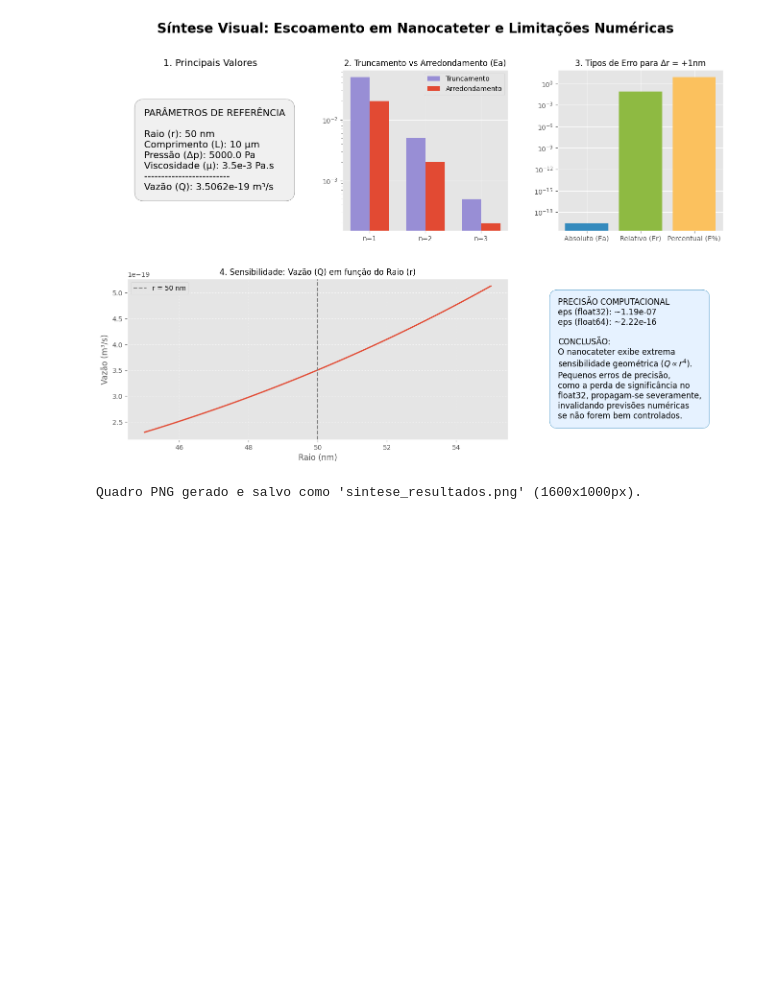
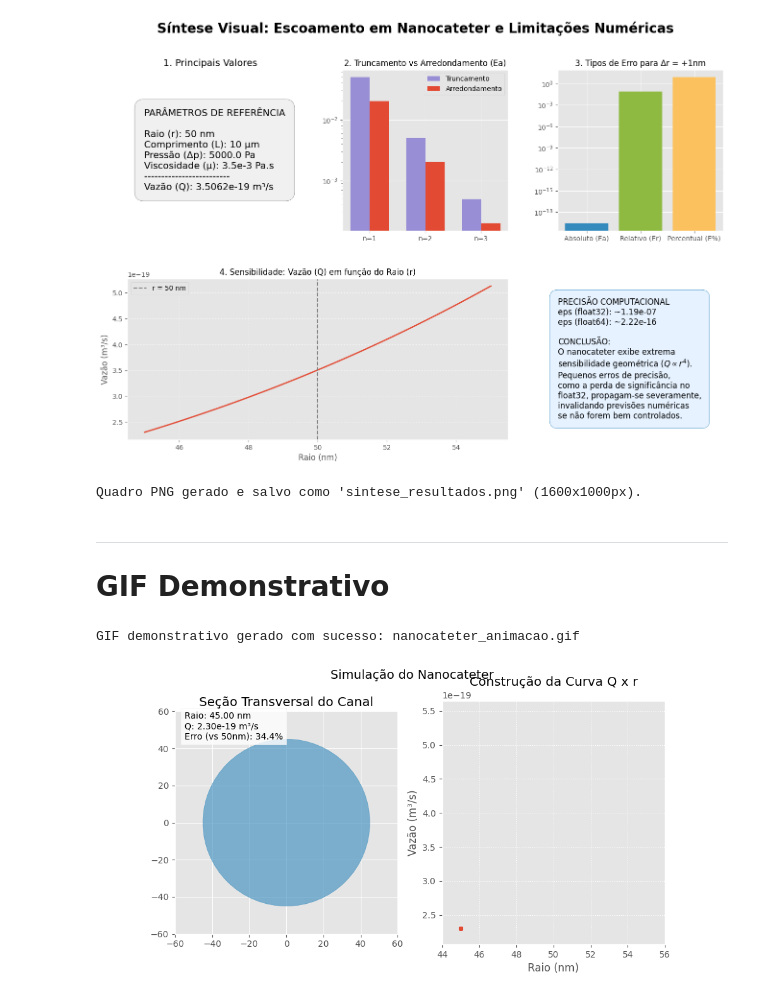
Before and after one commit to Ar7urF1gueired0/calculo_numerico, a Jupyter notebook: Atividade_I_CN.ipynb, the cells around one changed output. Cells and saved outputs as stored; diff of their text form; code cells hidden in the pictures; blank space fills up the shorter version.

```diff
--- a/Atividade_I_CN.ipynb
+++ b/Atividade_I_CN.ipynb
@@ -711,3 +711,69 @@ print("Quadro PNG gerado e salvo como 'sintese_resultados.png' (1600x1000px).")
 # %% [output]
 [figure]
 Quadro PNG gerado e salvo como 'sintese_resultados.png' (1600x1000px).
+# %% [markdown]
+---
+
+# GIF Demonstrativo
+# %%
+from matplotlib.animation import FuncAnimation
+
+raios_nm = np.linspace(45, 55, 40) # 40 quadros
+raios_m = raios_nm * 1e-9
+dp = 5000.0
+mu = 3.5e-3
+L = 10e-6
+Q_ref = (math.pi * ((50e-9)**4) * dp) / (8 * mu * L)
+
+fig, (ax1, ax2) = plt.subplots(1, 2, figsize=(10, 5))
+fig.suptitle('Simulação do Nanocateter', fontsize=14)
+
+ax1.set_xlim(-60, 60)
+ax1.set_ylim(-60, 60)
+ax1.set_aspect('equal')
+ax1.set_title('Seção Transversal do Canal')
+circulo = plt.Circle((0, 0), raios_nm[0], color='#348ABD', alpha=0.6)
+ax1.add_patch(circulo)
+texto_info = ax1.text(-55, 45, '', fontsize=10, bbox=dict(facecolor='white', alpha=0.8))
+
+ax2.set_xlim(44, 56)
+ax2.set_ylim(min((math.pi * (r**4) * dp) / (8 * mu * L) for r in raios_m) * 0.9,
+             max((math.pi * (r**4) * dp) / (8 * mu * L) for r in raios_m) * 1.1)
+ax2.set_title('Construção da Curva Q x r')
+ax2.set_xlabel('Raio (nm)')
+ax2.set_ylabel('Vazão (m³/s)')
+ax2.grid(True, linestyle=':')
+linha, = ax2.plot([], [], color='#E24A33', lw=2, marker='o', markersize=4)
+
+hist_raios = []
+hist_vazoes = []
+
+def animar(i):
+    r_atual_nm = raios_nm[i]
+    r_atual_m = raios_m[i]
+    Q_atual = (math.pi * (r_atual_m**4) * dp) / (8 * mu * L)
+
+    erro_perc = abs(Q_atual - Q_ref) / Q_ref * 100
+
+    circulo.set_radius(r_atual_nm)
+
+    texto_info.set_text(f"Raio: {r_atual_nm:.2f} nm\nQ: {Q_atual:.2e} m³/s\nErro (vs 50nm): {erro_perc:.1f}%")
+
+    hist_raios.append(r_atual_nm)
+    hist_vazoes.append(Q_atual)
+    linha.set_data(hist_raios, hist_vazoes)
+
+    return circulo, texto_info, linha
+
+ani = FuncAnimation(fig, animar, frames=len(raios_nm), interval=150, blit=True)
+
+arquivo_gif = 'nanocateter_animacao.gif'
+ani.save(arquivo_gif, writer='pillow')
+plt.close()
+print(f"GIF demonstrativo gerado com sucesso: {arquivo_gif}")
+
+from IPython.display import Image
+display(Image(open(arquivo_gif, 'rb').read()))
+# %% [output]
+GIF demonstrativo gerado com sucesso: nanocateter_animacao.gif
+[figure, added]
```
Also changed, not shown: parts of 3 cells of this notebook.
